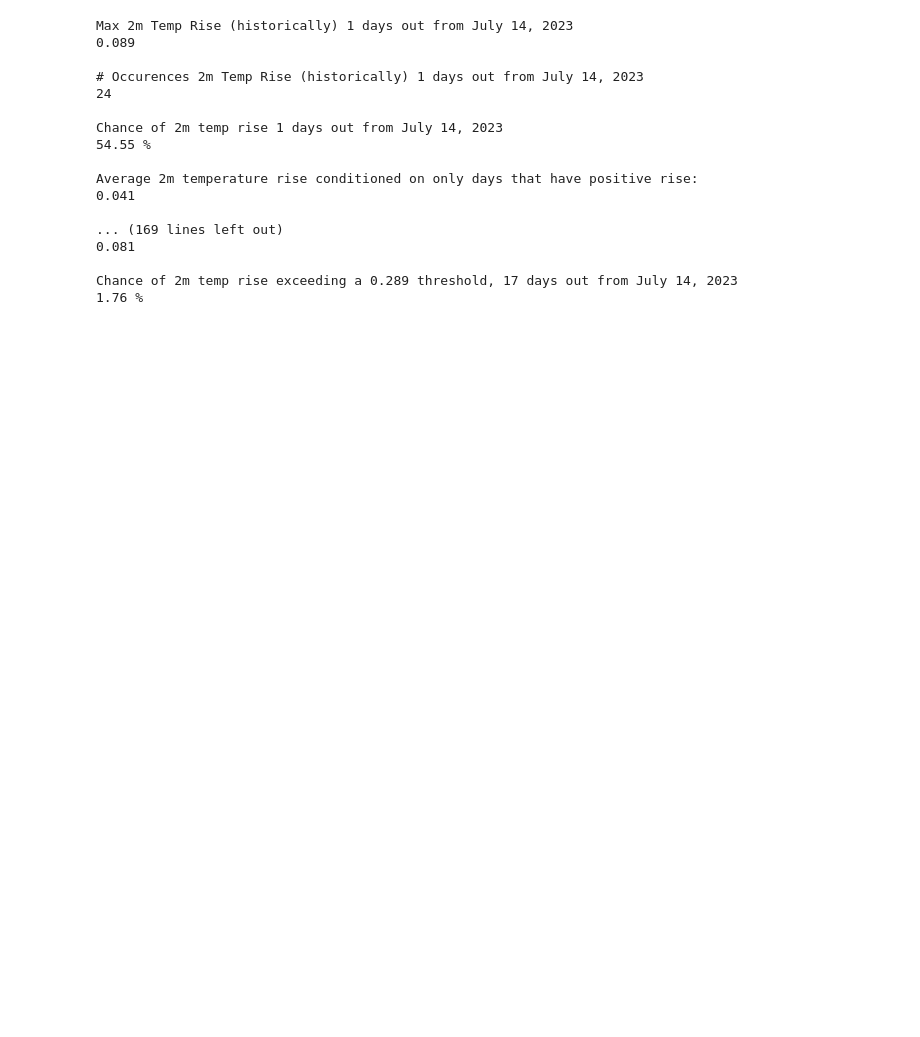
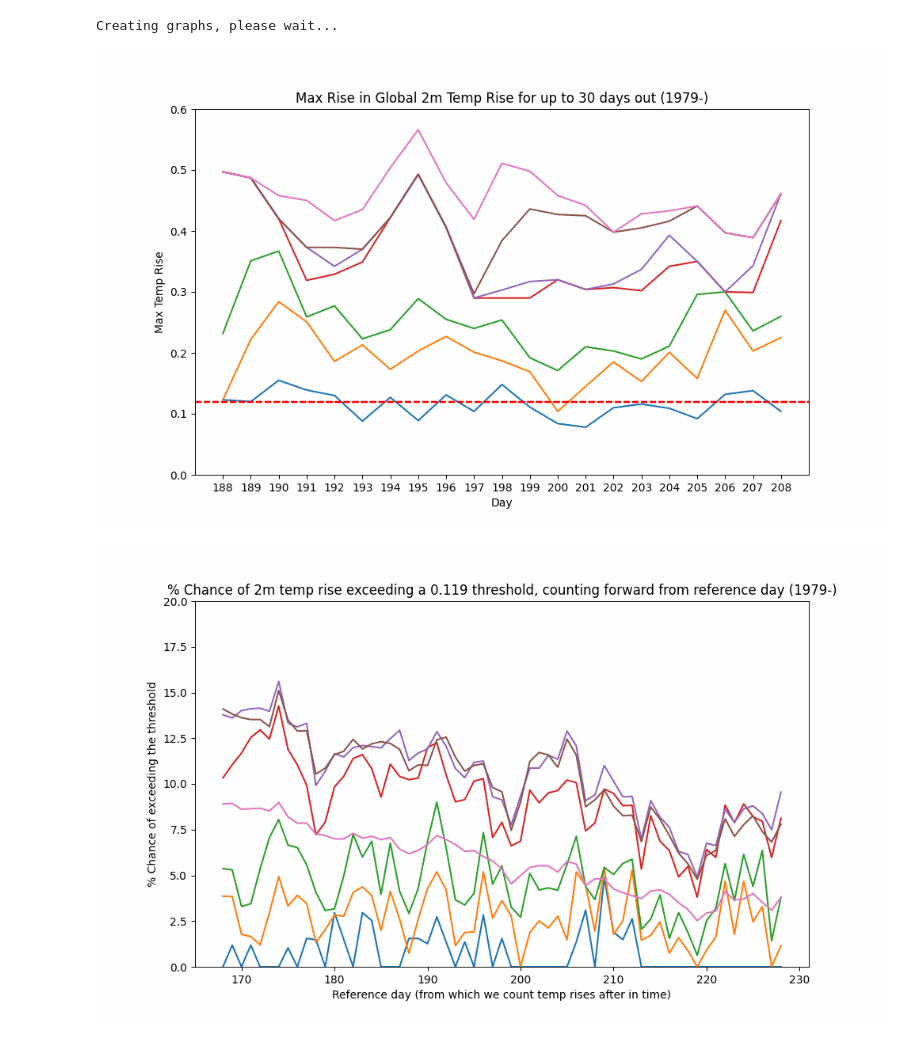
Before and after one commit to JRPdata/hot-july, a Jupyter notebook: global_mean_temp_projections.ipynb, the cells around one changed output. Cells and saved outputs as stored; diff of their text form; code cells hidden in the pictures; blank space fills up the shorter version.

Commit message:
Sensitivity analysis

```diff
--- a/global_mean_temp_projections.ipynb
+++ b/global_mean_temp_projections.ipynb
@@ -278,41 +326,48 @@ extrapolate_year = 2023
 # from https://climatereanalyzer.org/clim/t2_daily/json/cfsr_world_t2_day.json
 filepath = 'cfsr_world_t2_day.json'
 # %%
-# start of day of year to project out from (last day of observed data: July 14, 2023 = 195)
-start_day_1_index = 195
+# start of day of year to project out from (last day of observed data: July 17, 2023 = 198)
+start_day_1_index = 198
 # threshold in rise to count occurences for (the record temperature - the most recent observation temperature)
-rise_threshold = 17.233 - 16.944
-# days out from last day of observed data to do counts for (17 + July 14 = July 31)
-days_out = [1, 2, 3, 7, 10, 14, 17, 30]
+rise_threshold = 17.233 - 17.114
+# days out from last day of observed data to do counts for (14 + July 17 = July 31)
+days_out = [1, 2, 3, 7, 10, 14, 30]
 #days_out = [1, 2, 3, 7, 22, 30]
 
 # the temp variability changes throughout the year
 # include probabilities for days prior/after reference day
 include_days_plus_minus = 30
 
 # the year for extrapolation
 extrapolate_year = 2023
 
 # zoom on max rise days: how many days +- to zoom in on start_day_1_index
 # set to 0 for full year
 zoom_max_rise_days = 10
 
-graph_max_rise_plus_days(filepath, extrapolate_year, days_out, start_day_1_index, rise_threshold, include_days_plus_minus, zoom_max_rise_days)
+# exclude data from before min_year (for era statistics and sensitivity analysis)
+# set to 0 for all years (or a year like 2016 to exclude years before 2016)
+min_year = 0
+# create graph animations over range of min_year (only final graph animation, and no occurences graph or text-based stats)
+sensitivity_analysis = True
+
+# main code
+frames_fig1 = []
+frames_fig3 = []
+if sensitivity_analysis:
+    print('Creating graphs, please wait...')
+    for min_year in range(1979, 2023):
+        [framename_fig1, framename_fig3] = graph_max_rise_plus_days(filepath, extrapolate_year, days_out, start_day_1_index, rise_threshold, include_days_plus_minus, zoom_max_rise_days, min_year, sensitivity_analysis)
+        frames_fig1.append(iio.v3.imread(framename_fig1))
+        frames_fig3.append(iio.v3.imread(framename_fig3))
+    imageio.mimsave("sensitivity_analysis_max_rise.gif", frames_fig1, duration=500, loop=0)
+    imageio.mimsave("sensitivity_analysis_prob.gif", frames_fig3, duration=500, loop=0)
+    # Display the animated gif
+    display(Image(filename="sensitivity_analysis_max_rise.gif"))
+    display(Image(filename="sensitivity_analysis_prob.gif"))
+else:
+    [framename1, framename3] = graph_max_rise_plus_days(filepath, extrapolate_year, days_out, start_day_1_index, rise_threshold, include_days_plus_minus, zoom_max_rise_days, min_year, sensitivity_analysis)
 # %% [output]
-Max 2m Temp Rise (historically) 1 days out from July 14, 2023
-0.089
-
-# Occurences 2m Temp Rise (historically) 1 days out from July 14, 2023
-24
-
-Chance of 2m temp rise 1 days out from July 14, 2023
-54.55 %
-
-Average 2m temperature rise conditioned on only days that have positive rise:
-0.041
-
-... (169 lines left out)
-0.081
-
-Chance of 2m temp rise exceeding a 0.289 threshold, 17 days out from July 14, 2023
-1.76 %
+Creating graphs, please wait...
+[figure, added]
+[figure, added]
```
Also changed, not shown: parts of 1 cell of this notebook, 3 other files.
